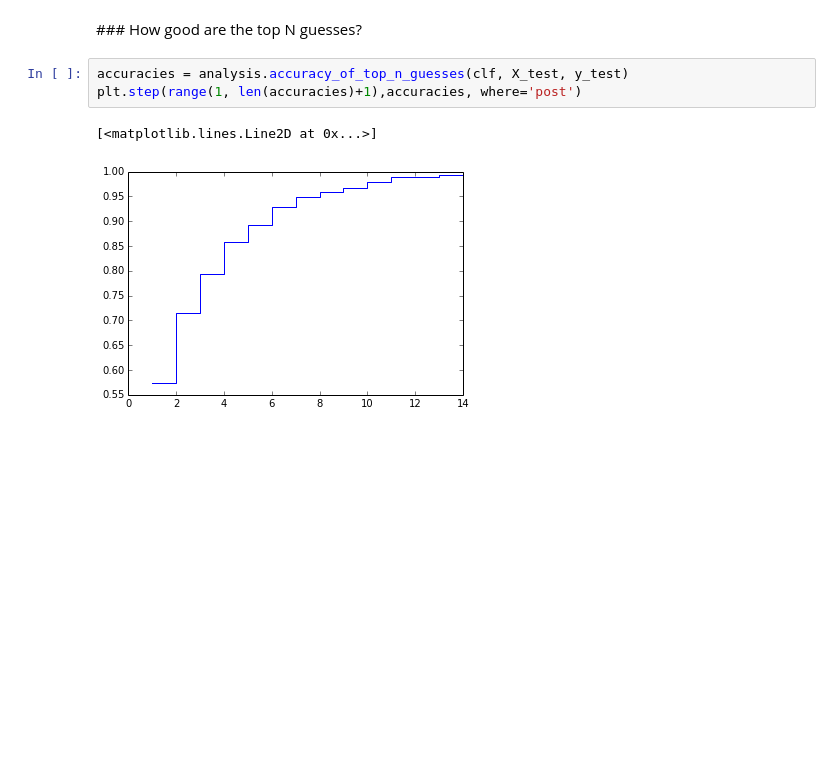
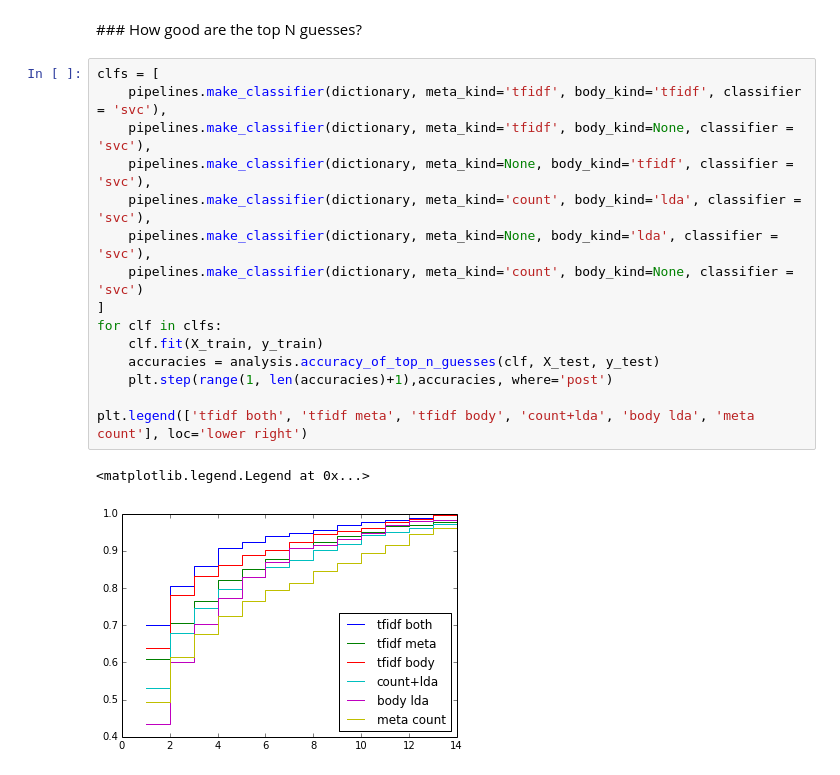
Before and after one commit to comp6028team17/gensim_testing, a Jupyter notebook: pipeline_union.ipynb, the cells around one changed output. Cells and saved outputs as stored; diff of their text form; blank space fills up the shorter version.

```diff
--- a/pipeline_union.ipynb
+++ b/pipeline_union.ipynb
@@ -144,8 +127,20 @@ avg / total       0.59      0.58      0.56       600
 # %% [markdown]
 ### How good are the top N guesses?
-# %%
-accuracies = analysis.accuracy_of_top_n_guesses(clf, X_test, y_test)
-plt.step(range(1, len(accuracies)+1),accuracies, where='post')
-# %% [output]
-[<matplotlib.lines.Line2D at 0x...>]
-[figure, removed]
+# %%
+clfs = [
+    pipelines.make_classifier(dictionary, meta_kind='tfidf', body_kind='tfidf', classifier = 'svc'),
+    pipelines.make_classifier(dictionary, meta_kind='tfidf', body_kind=None, classifier = 'svc'),
+    pipelines.make_classifier(dictionary, meta_kind=None, body_kind='tfidf', classifier = 'svc'),
+    pipelines.make_classifier(dictionary, meta_kind='count', body_kind='lda', classifier = 'svc'),
+    pipelines.make_classifier(dictionary, meta_kind=None, body_kind='lda', classifier = 'svc'),
+    pipelines.make_classifier(dictionary, meta_kind='count', body_kind=None, classifier = 'svc')
+]
+for clf in clfs:
+    clf.fit(X_train, y_train)
+    accuracies = analysis.accuracy_of_top_n_guesses(clf, X_test, y_test)
+    plt.step(range(1, len(accuracies)+1),accuracies, where='post')
+
+plt.legend(['tfidf both', 'tfidf meta', 'tfidf body', 'count+lda', 'body lda', 'meta count'], loc='lower right')
+# %% [output]
+<matplotlib.legend.Legend at 0x...>
+[figure, added]
```
Also changed, not shown: parts of 18 cells of this notebook, 3 other files.
